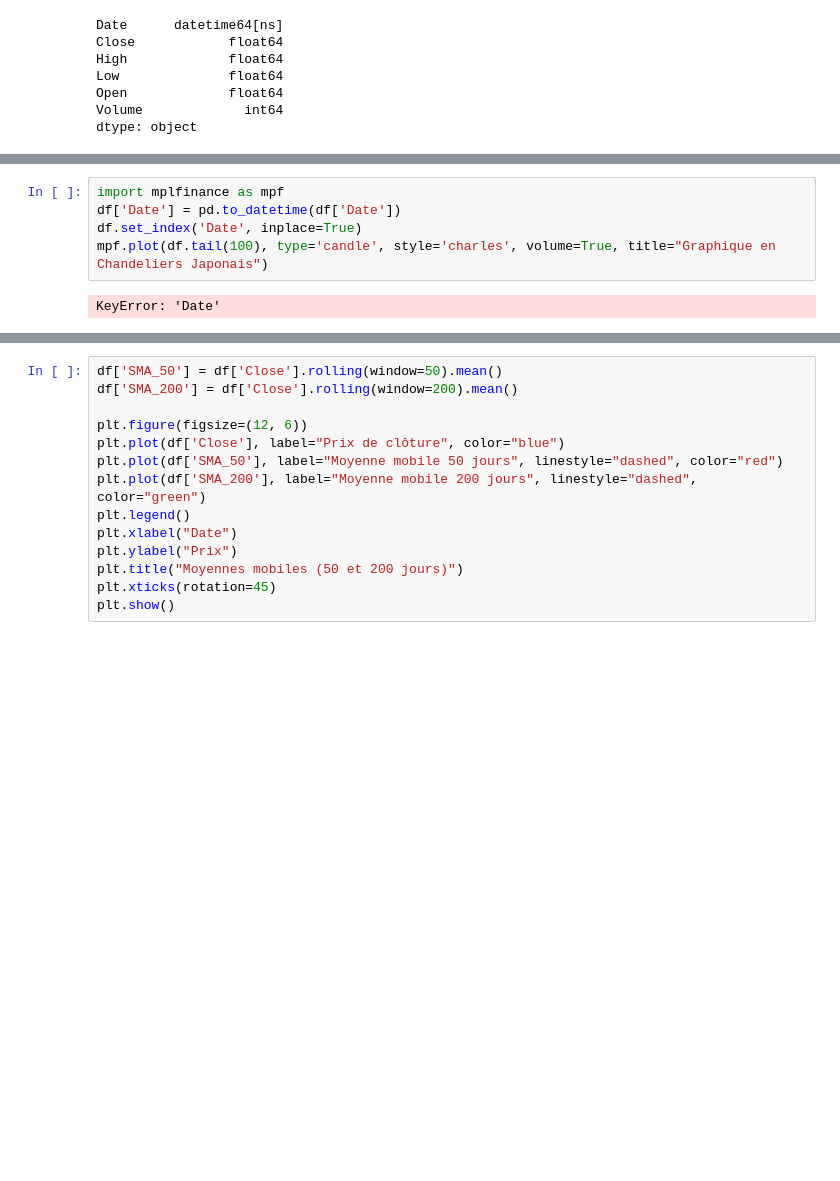
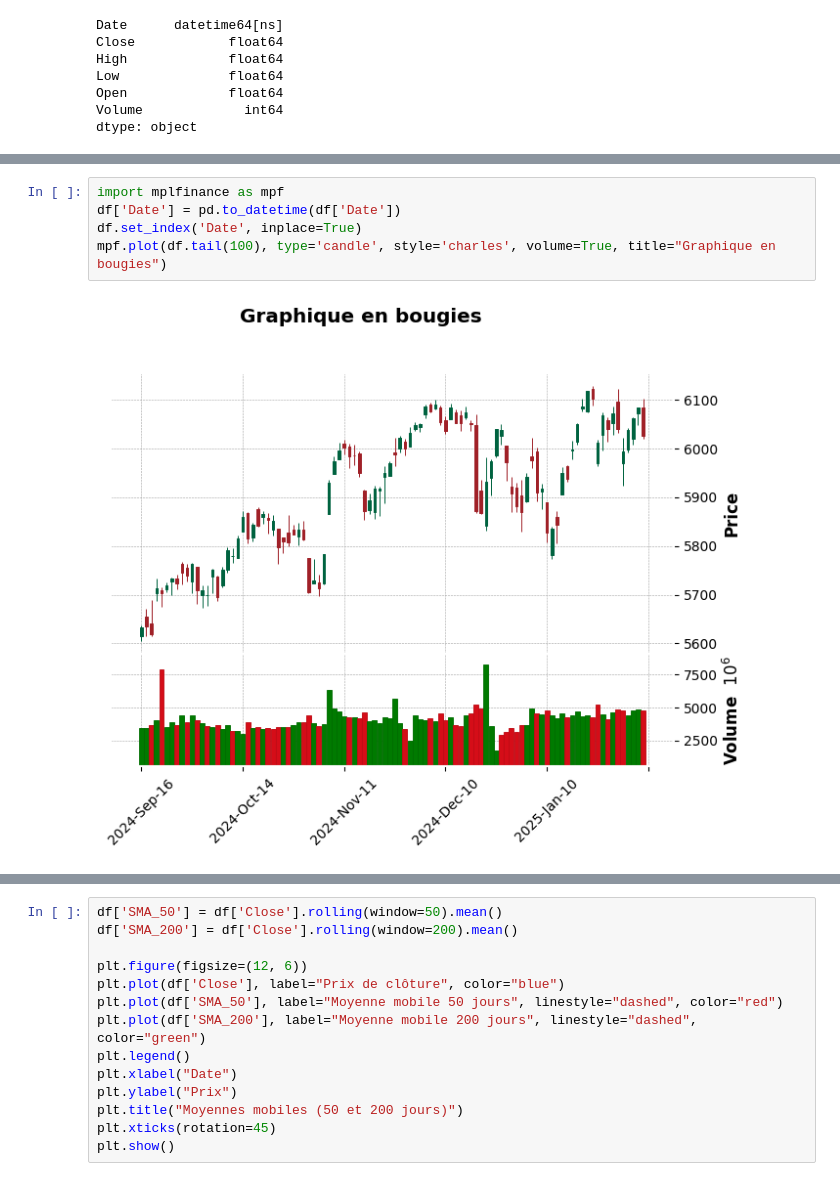
Before and after one commit to Fanaingamampiandra/Analyse-comparative-des-actifs-financiers, a Jupyter notebook: AED_SEP_500.ipynb, the cells around one changed output, grey strips where cells are left out. Drawn from its saved outputs; the diff is of its cells as text; blank space fills up the shorter version.

```diff
--- a/AED_SEP_500.ipynb
+++ b/AED_SEP_500.ipynb
@@ -84,8 +84,8 @@ plt.show()
 # %%
 import mplfinance as mpf
 df['Date'] = pd.to_datetime(df['Date'])
 df.set_index('Date', inplace=True)
-mpf.plot(df.tail(100), type='candle', style='charles', volume=True, title="Graphique en Chandeliers Japonais")
+mpf.plot(df.tail(100), type='candle', style='charles', volume=True, title="Graphique en bougies")
 # %% [output]
-KeyError: 'Date'
+[figure, added]
 # %%
```
Also changed, not shown: parts of 4 cells of this notebook, 3 other files.
